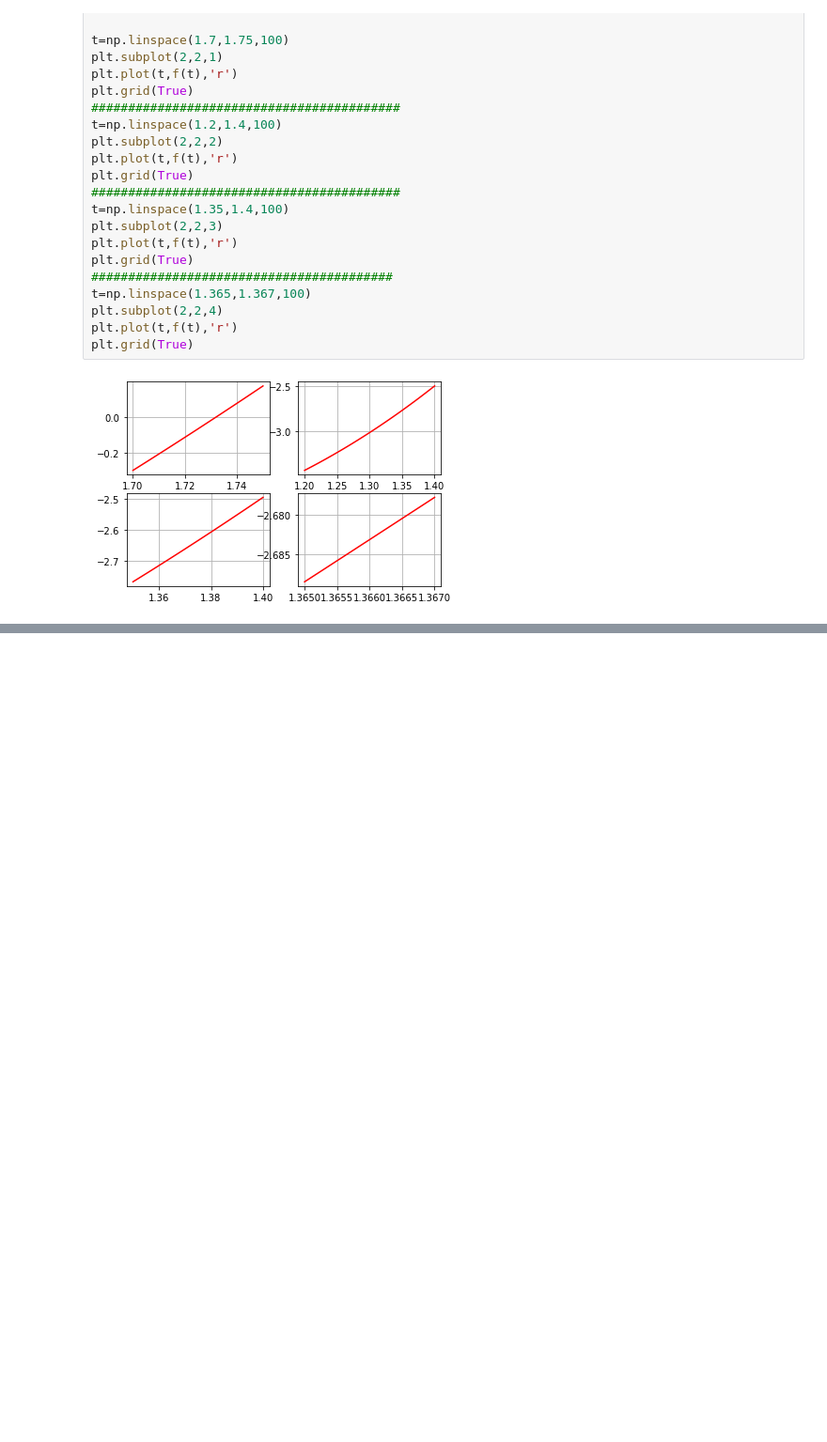
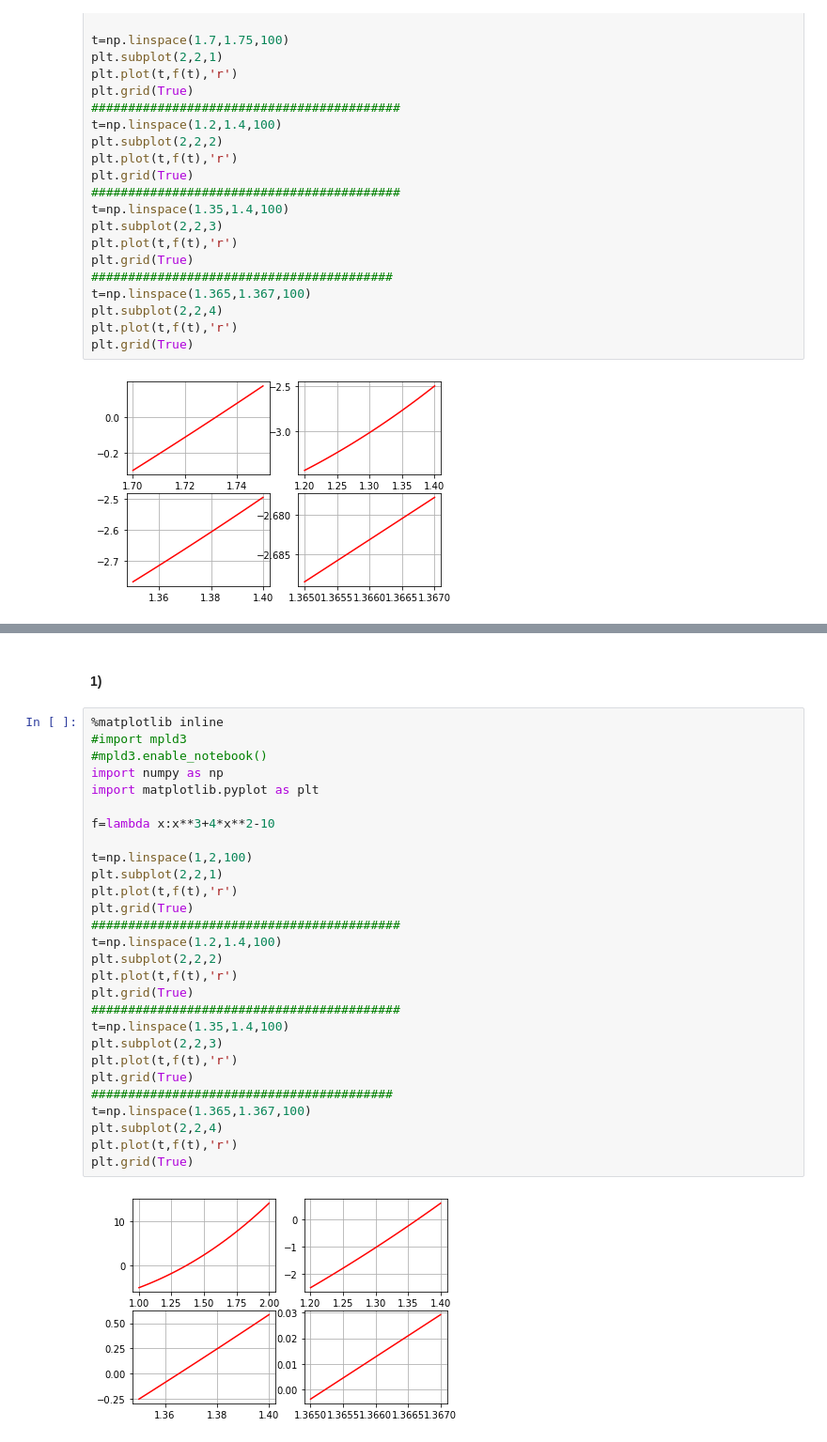
Before and after one commit to ramla1/analyse, a Jupyter notebook: tp1-analyse.ipynb, the cells around one changed output, grey strips where cells are left out. Shown at 94% size. Saved outputs shown, nothing was run; the diff lists cells and outputs as text; blank space fills up the shorter version.

```diff
--- a/tp1-analyse.ipynb
+++ b/tp1-analyse.ipynb
@@ -161,0 +181,32 @@ plt.grid(True)
+# %% [markdown]
+#### 1)
+# %%
+%matplotlib inline
+#import mpld3
+#mpld3.enable_notebook()
+import numpy as np
+import matplotlib.pyplot as plt
+
+f=lambda x:x**3+4*x**2-10
+
+t=np.linspace(1,2,100)
+plt.subplot(2,2,1)
+plt.plot(t,f(t),'r')
+plt.grid(True)
+##########################################
+t=np.linspace(1.2,1.4,100)
+plt.subplot(2,2,2)
+plt.plot(t,f(t),'r')
+plt.grid(True)
+##########################################
+t=np.linspace(1.35,1.4,100)
+plt.subplot(2,2,3)
+plt.plot(t,f(t),'r')
+plt.grid(True)
+#########################################
+t=np.linspace(1.365,1.367,100)
+plt.subplot(2,2,4)
+plt.plot(t,f(t),'r')
+plt.grid(True)
+# %% [output]
+[figure, added]
```
Also changed, not shown: parts of 25 cells of this notebook.
